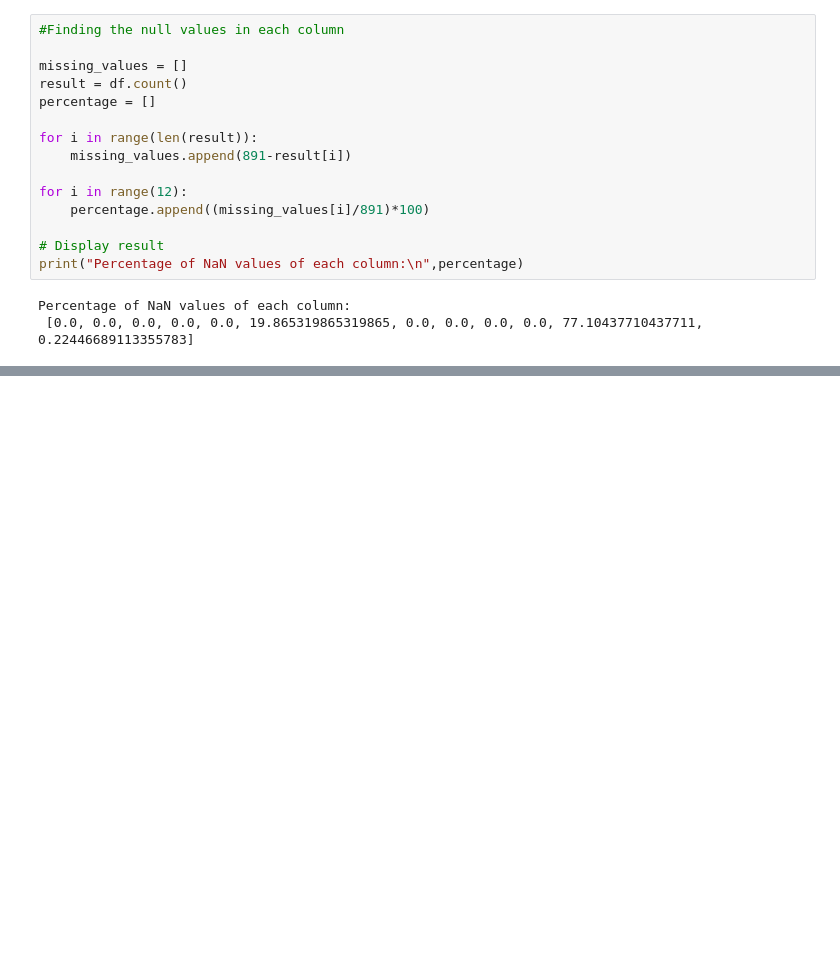
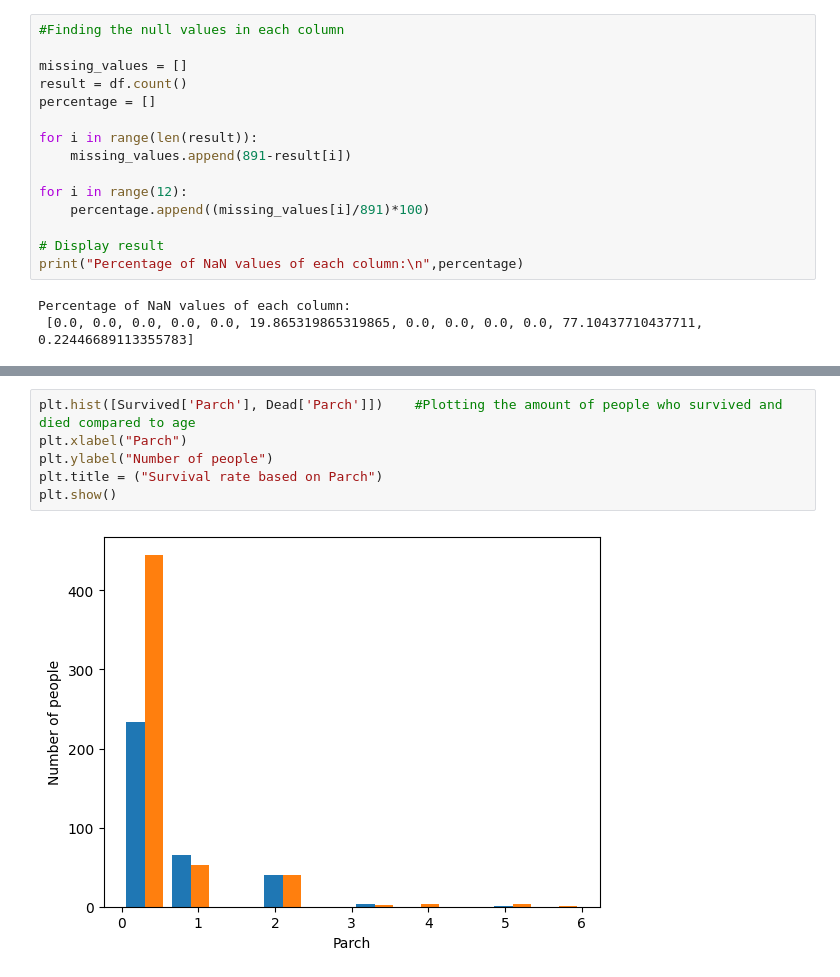
Before and after one commit to Oscilous/IML-A10, a Jupyter notebook: main.ipynb, the cells around one changed output, grey strips where cells are left out. Saved outputs shown, nothing was run; the diff lists cells and outputs as text; blank space fills up the shorter version.

```diff
--- a/main.ipynb
+++ b/main.ipynb
@@ -60,0 +83,8 @@ plt.show()
+# %%
+plt.hist([Survived['Parch'], Dead['Parch']])    #Plotting the amount of people who survived and died compared to age
+plt.xlabel("Parch")
+plt.ylabel("Number of people")
+plt.title = ("Survival rate based on Parch")
+plt.show()
+# %% [output]
+[figure, added]
```
Also changed, not shown: parts of 5 cells of this notebook, 1 other file.
